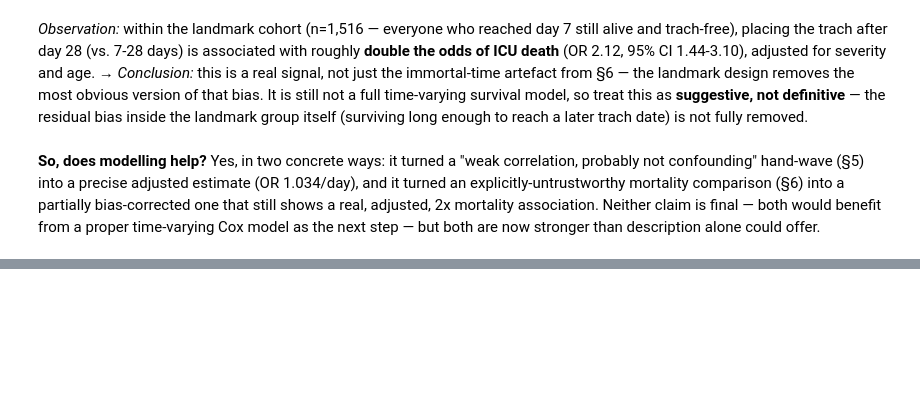
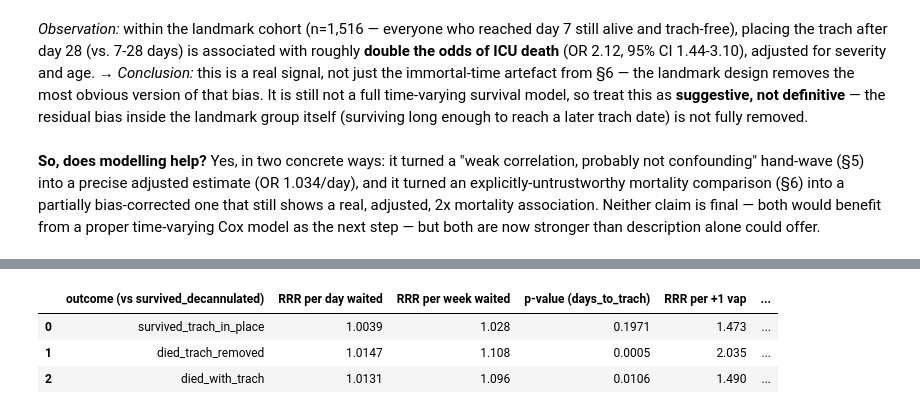
Before and after one commit to kickereb/wfpiccs-trach-eda, a Jupyter notebook: tracheostomy_timing_risk_tradeoff_EDA.ipynb, the cells around one changed output, grey strips where cells are left out. Cells and saved outputs as stored; diff of their text form; code cells hidden in the pictures; blank space fills up the shorter version.

```diff
--- a/tracheostomy_timing_risk_tradeoff_EDA.ipynb
+++ b/tracheostomy_timing_risk_tradeoff_EDA.ipynb
@@ -993,0 +984,21 @@ ANZPICR has no direct VAP field. A pneumonia code, tagged as new during the ICU
+# %%
+import statsmodels.api as sm
+
+model_cats = ['survived_decannulated', 'survived_trach_in_place', 'died_trach_removed', 'died_with_trach']
+m = o[o['outcome_cat'].isin(model_cats)].copy()
+
+predictors = ['days_to_trach', 'severity_prob', 'age', 'vap', 'accidental_extubation', 'clabsi', 'cauti', 'pressure_ulcer']
+m = m.dropna(subset=predictors).copy()
+for col in ['vap', 'accidental_extubation', 'clabsi', 'cauti', 'pressure_ulcer']:
+    m[col] = m[col].astype(int)
+print(f'Modelling n={len(m)}, after dropping incomplete predictor rows.')
+print(m['outcome_cat'].value_counts())
+
+m['outcome_cat'] = pd.Categorical(m['outcome_cat'], categories=model_cats)
+y = m['outcome_cat'].cat.codes
+X = sm.add_constant(m[predictors].astype(float))
+
+mn = sm.MNLogit(y, X).fit(method='newton', maxiter=200, disp=0)
+print(mn.summary())
+print()
+print('Category codes:', dict(enumerate(model_cats)))
@@ -993,0 +1023,21 @@ ANZPICR has no direct VAP field. A pneumonia code, tagged as new during the ICU
+# %%
+# Relative risk ratios (exp of coefficients), per-day and per-week for days_to_trach,
+# plain exp(coef) for the rest -- easier to read than raw log-odds coefficients.
+rrr_rows = []
+for j, cat in enumerate(model_cats[1:], start=0):
+    coef = mn.params[j]
+    pval = mn.pvalues[j]
+    rrr_rows.append({
+        'outcome (vs survived_decannulated)': cat,
+        'RRR per day waited': round(np.exp(coef['days_to_trach']), 4),
+        'RRR per week waited': round(np.exp(coef['days_to_trach'] * 7), 3),
+        'p-value (days_to_trach)': round(pval['days_to_trach'], 4),
+        'RRR per +1 vap': round(np.exp(coef['vap']), 3),
+        'p-value (vap)': round(pval['vap'], 4),
+    })
+pd.DataFrame(rrr_rows)
+# %% [output]
+|  | outcome (vs survived_decannulated) | RRR per day waited | RRR per week waited | p-value (days_to_trach) | RRR per +1 vap | ... |
+| 0 | survived_trach_in_place | 1.0039 | 1.028 | 0.1971 | 1.473 | ... |
+| 1 | died_trach_removed | 1.0147 | 1.108 | 0.0005 | 2.035 | ... |
+| 2 | died_with_trach | 1.0131 | 1.096 | 0.0106 | 1.490 | ... |
```
Also changed, not shown: parts of 14 cells of this notebook.
